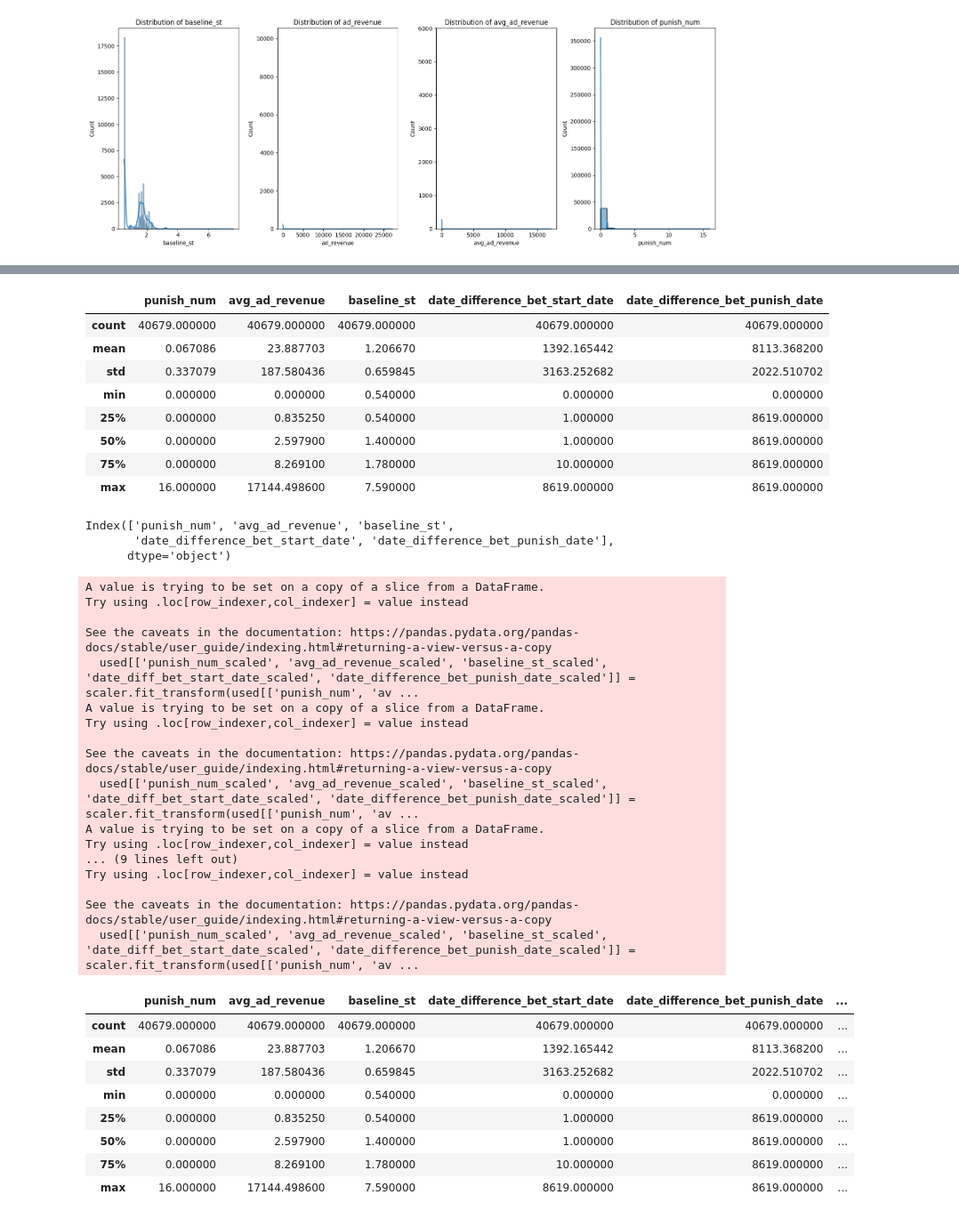
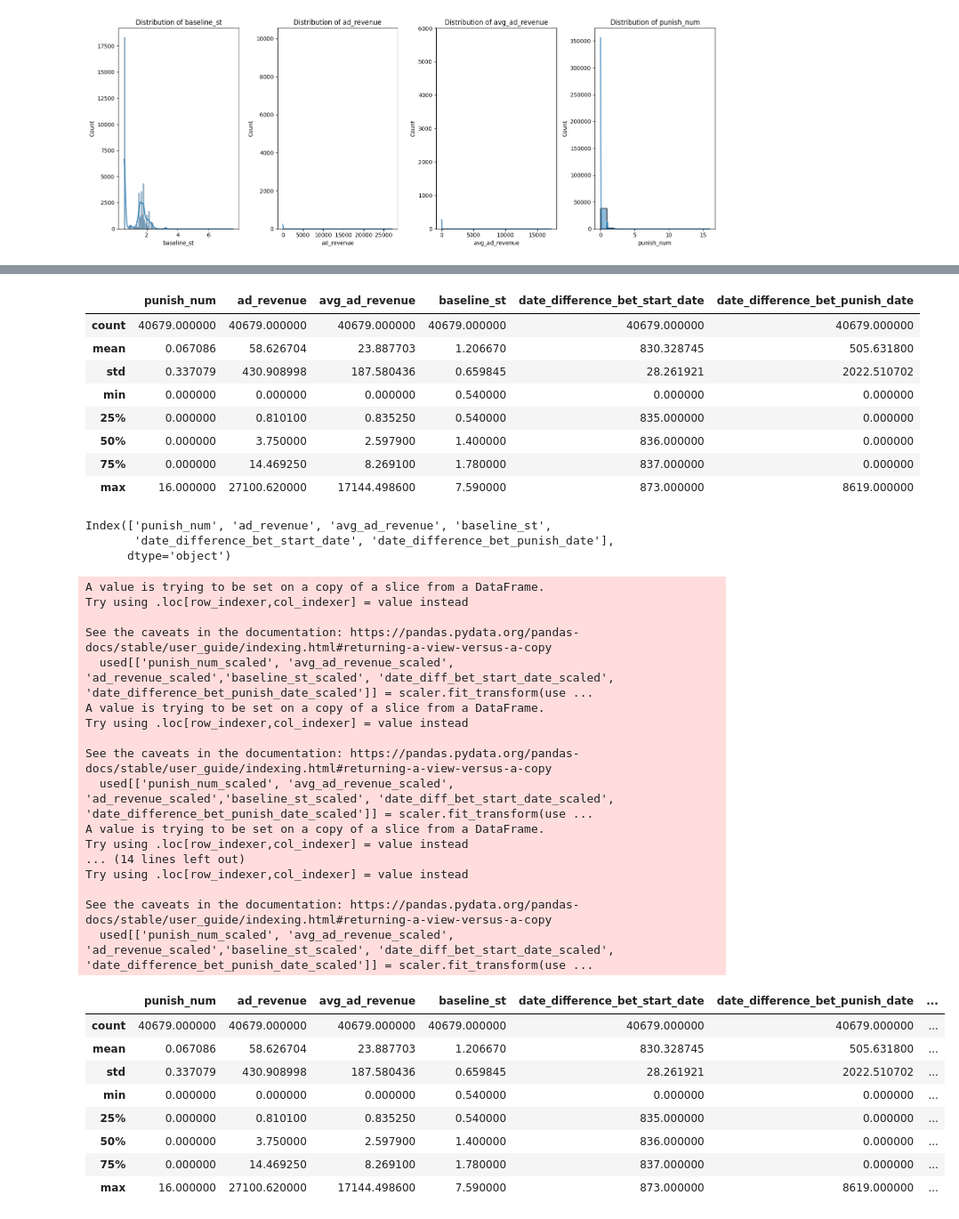
Before and after one commit to liuchennn1414/TikTok_Hungry_Ads, a Jupyter notebook: ads.ipynb, the cells around one changed output, grey strips where cells are left out. Shown at 89% size. Saved outputs shown, nothing was run; the diff lists cells and outputs as text; code cells hidden in the pictures.

```diff
--- a/ads.ipynb
+++ b/ads.ipynb
@@ -106,0 +41,7 @@ dtype: float64
+# %%
+ads['start_time_unix'] = ads['start_time'].astype(np.int64)
+
+percentile_90 = np.percentile(ads['start_time_unix'], 90)
+
+percentile_90_datetime = pd.to_datetime(percentile_90)
+percentile_90_datetime
@@ -107,8 +50,8 @@ dtype: float64
 # %%
 ads['punish_num'] = ads['punish_num'].fillna(0)
 ads['ad_revenue'].fillna(ads['avg_ad_revenue'], inplace=True)
-# ?
-ads['start_time'].fillna(ads['latest_punish_begin_date'], inplace=True)
+#ads['start_time'].fillna(ads['latest_punish_begin_date'], inplace=True)
+ads['start_time'].fillna('2023-08-07T15:58:00.000000000', inplace=True)
 # %%
 missing_values = ads.isna().sum()
 print(missing_values)
@@ -130,8 +74,11 @@ dtype: int64
 ads['p_date'] = pd.to_datetime(ads['p_date'], format='%Y%m%d')  # You may need to specify the format if it's not in YYYYMMDD format
 ads['start_time'] = pd.to_datetime(ads['start_time'], format='%Y%m%d')
 
-ads['date_difference_bet_start_date'] = np.abs((ads['p_date'] - ads['start_time']).dt.days )
-ads['date_difference_bet_punish_date'] = (ads['p_date'] - ads['latest_punish_begin_date']).dt.days
+#ads['date_difference_bet_start_date'] = np.abs((ads['p_date'] - ads['start_time']).dt.days )
+#ads['date_difference_bet_punish_date'] = (ads['p_date'] - ads['latest_punish_begin_date']).dt.days
+ads['date_difference_bet_start_date'] = np.abs((min(ads['start_time']) - ads['start_time']).dt.days )
+ads['date_difference_bet_punish_date'] = np.abs((min(ads['latest_punish_begin_date']) - ads['latest_punish_begin_date']).dt.days)
+#ads['date_difference_bet_punish_date'] = (ads['p_date'] - ads['latest_punish_begin_date']).dt.days
 # %%
 ads.describe()
 # %% [output]
@@ -203,59 +179,59 @@ plt.show()
 # %%
-used = ads[['punish_num','avg_ad_revenue','baseline_st', 'date_difference_bet_start_date','date_difference_bet_punish_date']]
+used = ads[['punish_num','ad_revenue','avg_ad_revenue','baseline_st', 'date_difference_bet_start_date','date_difference_bet_punish_date']]
 # %%
 used.describe()
 # %% [output]
-|  | punish_num | avg_ad_revenue | baseline_st | date_difference_bet_start_date | date_difference_bet_punish_date |
-| count | 40679.000000 | 40679.000000 | 40679.000000 | 40679.000000 | 40679.000000 |
-| mean | 0.067086 | 23.887703 | 1.206670 | 1392.165442 | 8113.368200 |
-| std | 0.337079 | 187.580436 | 0.659845 | 3163.252682 | 2022.510702 |
-| min | 0.000000 | 0.000000 | 0.540000 | 0.000000 | 0.000000 |
-| 25% | 0.000000 | 0.835250 | 0.540000 | 1.000000 | 8619.000000 |
-| 50% | 0.000000 | 2.597900 | 1.400000 | 1.000000 | 8619.000000 |
-| 75% | 0.000000 | 8.269100 | 1.780000 | 10.000000 | 8619.000000 |
-| max | 16.000000 | 17144.498600 | 7.590000 | 8619.000000 | 8619.000000 |
+|  | punish_num | ad_revenue | avg_ad_revenue | baseline_st | date_difference_bet_start_date | date_difference_bet_punish_date |
+| count | 40679.000000 | 40679.000000 | 40679.000000 | 40679.000000 | 40679.000000 | 40679.000000 |
+| mean | 0.067086 | 58.626704 | 23.887703 | 1.206670 | 830.328745 | 505.631800 |
+| std | 0.337079 | 430.908998 | 187.580436 | 0.659845 | 28.261921 | 2022.510702 |
+| min | 0.000000 | 0.000000 | 0.000000 | 0.540000 | 0.000000 | 0.000000 |
+| 25% | 0.000000 | 0.810100 | 0.835250 | 0.540000 | 835.000000 | 0.000000 |
+| 50% | 0.000000 | 3.750000 | 2.597900 | 1.400000 | 836.000000 | 0.000000 |
+| 75% | 0.000000 | 14.469250 | 8.269100 | 1.780000 | 837.000000 | 0.000000 |
+| max | 16.000000 | 27100.620000 | 17144.498600 | 7.590000 | 873.000000 | 8619.000000 |
 # %%
 used.columns
 # %% [output]
-Index(['punish_num', 'avg_ad_revenue', 'baseline_st',
+Index(['punish_num', 'ad_revenue', 'avg_ad_revenue', 'baseline_st',
        'date_difference_bet_start_date', 'date_difference_bet_punish_date'],
       dtype='object')
 # %%
 # standarisation
 from sklearn.preprocessing import StandardScaler
 
 # Initialize the StandardScaler
 scaler = StandardScaler()
 
-used[['punish_num_scaled', 'avg_ad_revenue_scaled', 'baseline_st_scaled', 'date_diff_bet_start_date_scaled', 'date_difference_bet_punish_date_scaled']] = scaler.fit_transform(used[['punish_num', 'avg_ad_revenue', 'baseline_st',
+used[['punish_num_scaled', 'avg_ad_revenue_scaled', 'ad_revenue_scaled','baseline_st_scaled', 'date_diff_bet_start_date_scaled', 'date_difference_bet_punish_date_scaled']] = scaler.fit_transform(used[['punish_num', 'avg_ad_revenue', 'ad_revenue', 'baseline_st',
        'date_difference_bet_start_date', 'date_difference_bet_punish_date']])
 
 used.describe()
 # %% [output]
 A value is trying to be set on a copy of a slice from a DataFrame.
 Try using .loc[row_indexer,col_indexer] = value instead
 
 See the caveats in the documentation: https://pandas.pydata.org/pandas-docs/stable/user_guide/indexing.html#returning-a-view-versus-a-copy
-  used[['punish_num_scaled', 'avg_ad_revenue_scaled', 'baseline_st_scaled', 'date_diff_bet_start_date_scaled', 'date_difference_bet_punish_date_scaled']] = scaler.fit_transform(used[['punish_num', 'av ...
+  used[['punish_num_scaled', 'avg_ad_revenue_scaled', 'ad_revenue_scaled','baseline_st_scaled', 'date_diff_bet_start_date_scaled', 'date_difference_bet_punish_date_scaled']] = scaler.fit_transform(use ...
 A value is trying to be set on a copy of a slice from a DataFrame.
 Try using .loc[row_indexer,col_indexer] = value instead
 
 See the caveats in the documentation: https://pandas.pydata.org/pandas-docs/stable/user_guide/indexing.html#returning-a-view-versus-a-copy
-  used[['punish_num_scaled', 'avg_ad_revenue_scaled', 'baseline_st_scaled', 'date_diff_bet_start_date_scaled', 'date_difference_bet_punish_date_scaled']] = scaler.fit_transform(used[['punish_num', 'av ...
+  used[['punish_num_scaled', 'avg_ad_revenue_scaled', 'ad_revenue_scaled','baseline_st_scaled', 'date_diff_bet_start_date_scaled', 'date_difference_bet_punish_date_scaled']] = scaler.fit_transform(use ...
 A value is trying to be set on a copy of a slice from a DataFrame.
 Try using .loc[row_indexer,col_indexer] = value instead
-... (9 lines left out)
+... (14 lines left out)
 Try using .loc[row_indexer,col_indexer] = value instead
 
 See the caveats in the documentation: https://pandas.pydata.org/pandas-docs/stable/user_guide/indexing.html#returning-a-view-versus-a-copy
-  used[['punish_num_scaled', 'avg_ad_revenue_scaled', 'baseline_st_scaled', 'date_diff_bet_start_date_scaled', 'date_difference_bet_punish_date_scaled']] = scaler.fit_transform(used[['punish_num', 'av ...
+  used[['punish_num_scaled', 'avg_ad_revenue_scaled', 'ad_revenue_scaled','baseline_st_scaled', 'date_diff_bet_start_date_scaled', 'date_difference_bet_punish_date_scaled']] = scaler.fit_transform(use ...
-|  | punish_num | avg_ad_revenue | baseline_st | date_difference_bet_start_date | date_difference_bet_punish_date | ... |
-| count | 40679.000000 | 40679.000000 | 40679.000000 | 40679.000000 | 40679.000000 | ... |
-| mean | 0.067086 | 23.887703 | 1.206670 | 1392.165442 | 8113.368200 | ... |
-| std | 0.337079 | 187.580436 | 0.659845 | 3163.252682 | 2022.510702 | ... |
-| min | 0.000000 | 0.000000 | 0.540000 | 0.000000 | 0.000000 | ... |
-| 25% | 0.000000 | 0.835250 | 0.540000 | 1.000000 | 8619.000000 | ... |
-| 50% | 0.000000 | 2.597900 | 1.400000 | 1.000000 | 8619.000000 | ... |
-| 75% | 0.000000 | 8.269100 | 1.780000 | 10.000000 | 8619.000000 | ... |
-| max | 16.000000 | 17144.498600 | 7.590000 | 8619.000000 | 8619.000000 | ... |
+|  | punish_num | ad_revenue | avg_ad_revenue | baseline_st | date_difference_bet_start_date | date_difference_bet_punish_date | ... |
+| count | 40679.000000 | 40679.000000 | 40679.000000 | 40679.000000 | 40679.000000 | 40679.000000 | ... |
+| mean | 0.067086 | 58.626704 | 23.887703 | 1.206670 | 830.328745 | 505.631800 | ... |
+| std | 0.337079 | 430.908998 | 187.580436 | 0.659845 | 28.261921 | 2022.510702 | ... |
+| min | 0.000000 | 0.000000 | 0.000000 | 0.540000 | 0.000000 | 0.000000 | ... |
+| 25% | 0.000000 | 0.810100 | 0.835250 | 0.540000 | 835.000000 | 0.000000 | ... |
+| 50% | 0.000000 | 3.750000 | 2.597900 | 1.400000 | 836.000000 | 0.000000 | ... |
+| 75% | 0.000000 | 14.469250 | 8.269100 | 1.780000 | 837.000000 | 0.000000 | ... |
+| max | 16.000000 | 27100.620000 | 17144.498600 | 7.590000 | 873.000000 | 8619.000000 | ... |
 # %%
```
Also changed, not shown: parts of 39 cells of this notebook, 7 other files.
